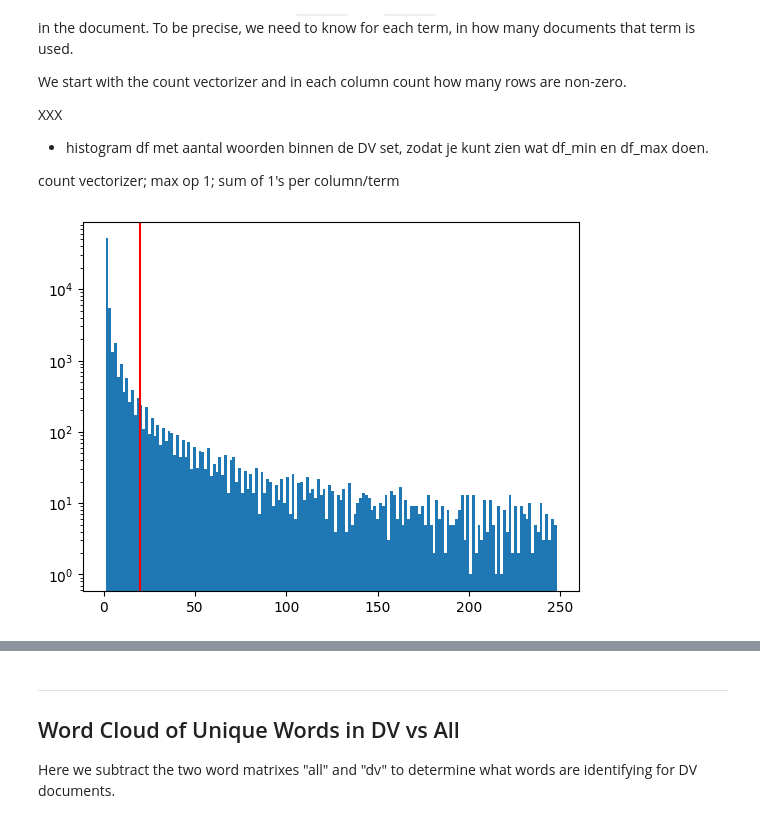
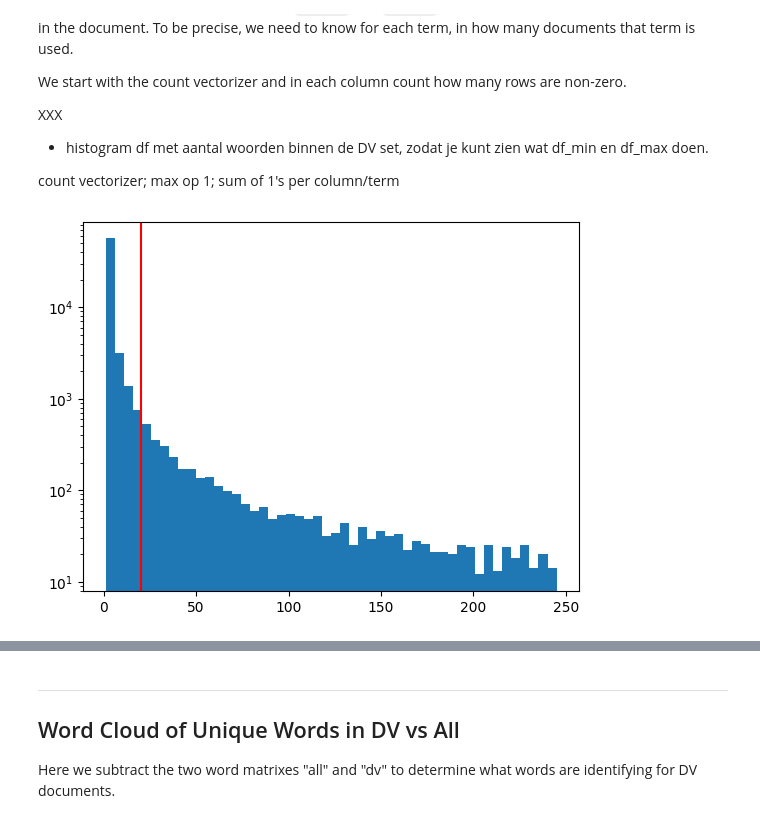
Before and after one commit to kjkoster/execute-enexis, a Jupyter notebook: notebooks/01 enexis governance -- TF-IDF.ipynb, the cells around one changed output, grey strips where cells are left out. Saved outputs shown, nothing was run; the diff lists cells and outputs as text; code cells hidden in the pictures.

```diff
--- a/notebooks/01 enexis governance -- TF-IDF.ipynb
+++ b/notebooks/01 enexis governance -- TF-IDF.ipynb
@@ -136,19 +136,27 @@ First, the count vectorizer. We train the vectorizer and build up the internal w
 # %%
-def count_vectorize_strings(index, strings, min_df=1, max_df=1.0):
+def count_vectorize(series):
+    vectorizer = CountVectorizer()
+
     # run the vectorizer on the data
-    vectorizer = CountVectorizer(min_df=min_df, max_df=max_df)
-    word_matrix = vectorizer.fit_transform(strings)
+    word_matrix = vectorizer.fit_transform(series)
     words_list = vectorizer.get_feature_names_out()
 
     # take the output and package it into various useful data frames
-    per_document    = pd.DataFrame(index=index, columns=words_list, data=word_matrix.toarray())
+    per_document    = pd.DataFrame(index=series.index, columns=words_list, data=word_matrix.toarray())
     sum_over_corpus = pd.DataFrame(per_document.sum(), columns=['sum']).T
 
     return vectorizer, per_document, sum_over_corpus
 
-count_vectorizer, count_per_document, count_sum_over_corpus = count_vectorize_strings(train_names, train_documents)
 
-# show the word count per document. This is just that: a word count for each
-# word in the vocabulary, counted for each document separately.
+def tfidf_vectorize(series, min_df, max_df, sublinear_tf):
+    vectorizer = TfidfVectorizer(min_df=min_df, max_df=max_df, sublinear_tf=sublinear_tf)
 
-count_per_document
+    # run the vectorizer on the data
+    word_matrix = vectorizer.fit_transform(series)
+    words_list = vectorizer.get_feature_names_out()
+
+    # take the output and package it into various useful data frames
+    matrix = pd.DataFrame(index=series.index, columns=words_list, data=word_matrix.toarray())
+    idf = pd.DataFrame(columns=words_list, data=[vectorizer.idf_])
+
+    return vectorizer, matrix, idf
@@ -336,13 +219,14 @@ XXX
 
 count vectorizer; max op 1; sum of 1's per column/term
 # %%
-_, count_per_dv_document, _ = count_vectorize_strings(document_names(GLOB_DV), load_documents_as_string_array(GLOB_DV))
+# we set `min_df` and `max_df` so that all terms are considered
+_, count_per_dv_document, _ = count_vectorize(DV_corpus[DOCUMENT_BODY])
 
 plt.yscale('log')
 plt.axvline(x=20, color='red')
-plt.hist(count_per_dv_document.astype(bool).sum(axis=ROW), bins=160);
+plt.hist(count_per_dv_document.astype(bool).sum(axis=ROW), bins=50);
 # %% [output]
-[figure, old version]
+[figure, new version]
 # %%
 count_per_dv_document
 # %% [output]
```
Also changed, not shown: parts of 50 cells of this notebook, 2 other files.
